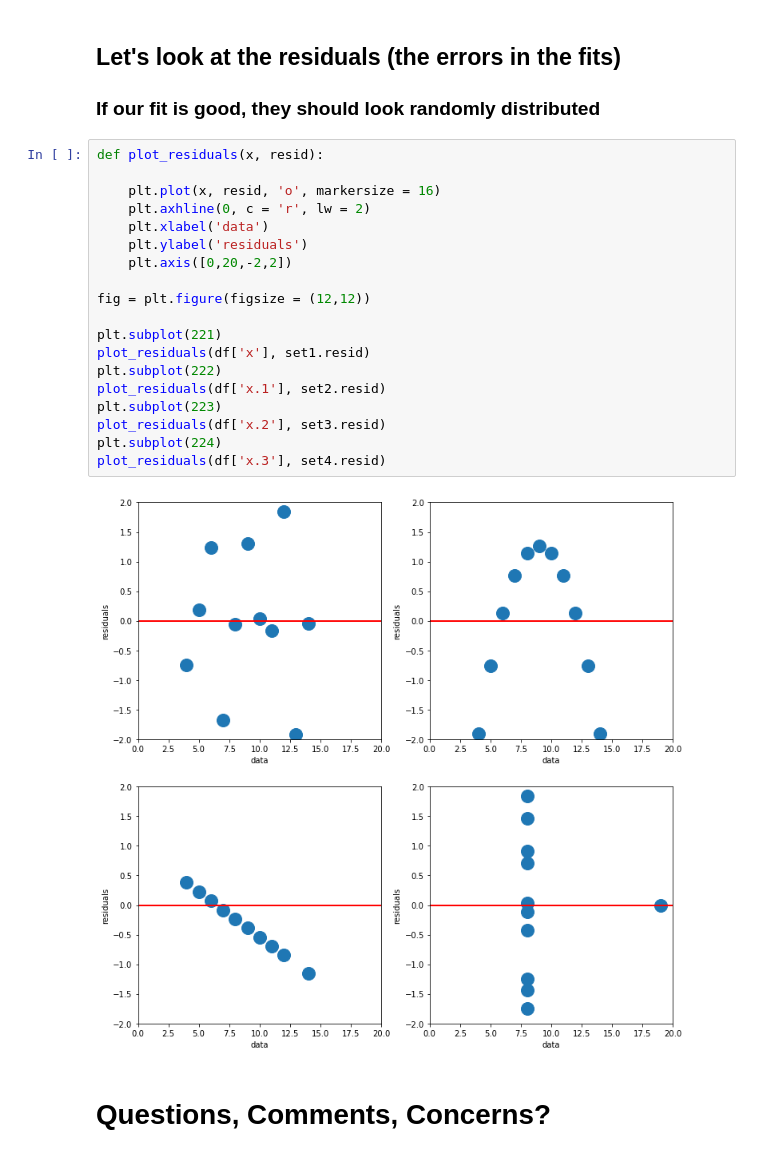
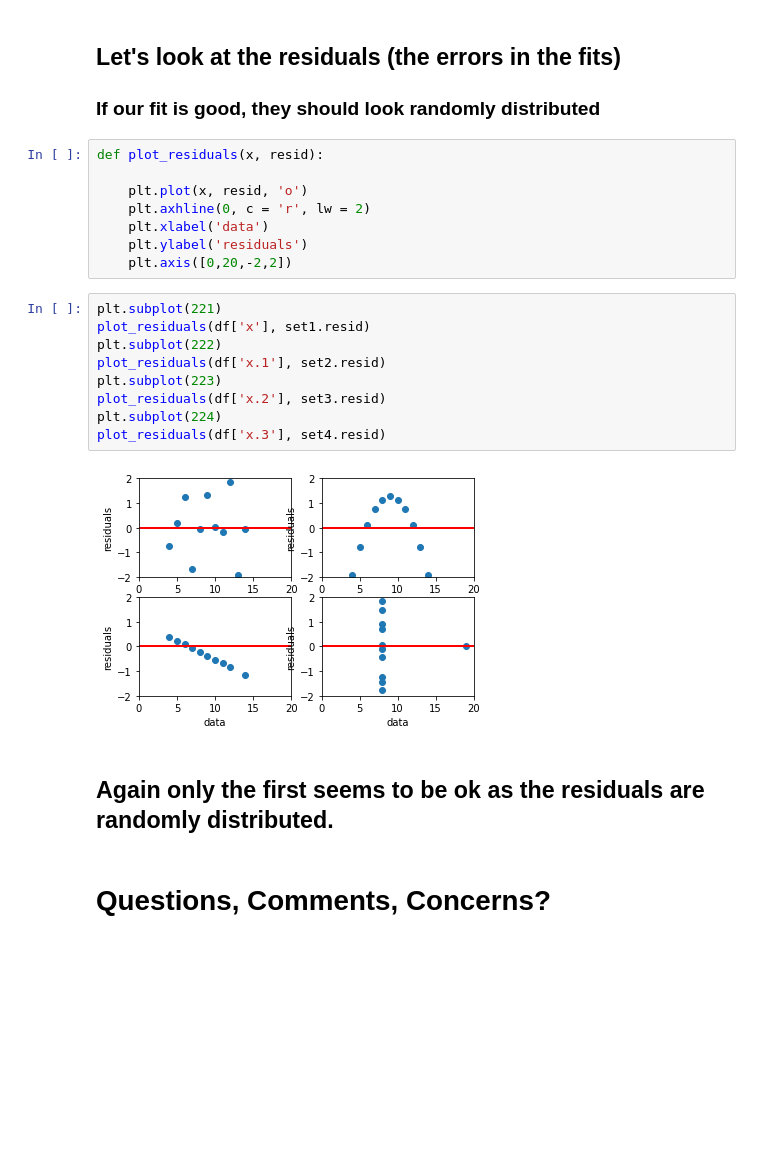
Before and after one commit to dannycab/cmse202-F20-slides, a Jupyter notebook: notebooks/Day-05 - Regression.ipynb, the cells around one changed output. Cells and saved outputs as stored; diff of their text form; blank space fills up the shorter version.

```diff
--- a/notebooks/Day-05 - Regression.ipynb
+++ b/notebooks/Day-05 - Regression.ipynb
@@ -228,26 +221,26 @@ compare_data_and_fittedvalues(df['y.3'], set4.fittedvalues)
 ## Let's look at the residuals (the errors in the fits)
 
 ### If our fit is good, they should look randomly distributed
+# %%
+def plot_residuals(x, resid):
+
+    plt.plot(x, resid, 'o')
+    plt.axhline(0, c = 'r', lw = 2)
+    plt.xlabel('data')
+    plt.ylabel('residuals')
+    plt.axis([0,20,-2,2])
 # %%
-def plot_residuals(x, resid):
-
-    plt.plot(x, resid, 'o', markersize = 16)
-    plt.axhline(0, c = 'r', lw = 2)
-    plt.xlabel('data')
-    plt.ylabel('residuals')
-    plt.axis([0,20,-2,2])
-
-fig = plt.figure(figsize = (12,12))
-
 plt.subplot(221)
 plot_residuals(df['x'], set1.resid)
 plt.subplot(222)
 plot_residuals(df['x.1'], set2.resid)
 plt.subplot(223)
 plot_residuals(df['x.2'], set3.resid)
 plt.subplot(224)
 plot_residuals(df['x.3'], set4.resid)
 # %% [output]
-[figure, old version]
+[figure, new version]
+# %% [markdown]
+## Again only the first seems to be ok as the residuals are randomly distributed.
 # %% [markdown]
 # Questions, Comments, Concerns?
```
Also changed, not shown: parts of 7 cells of this notebook, 9 other files.
